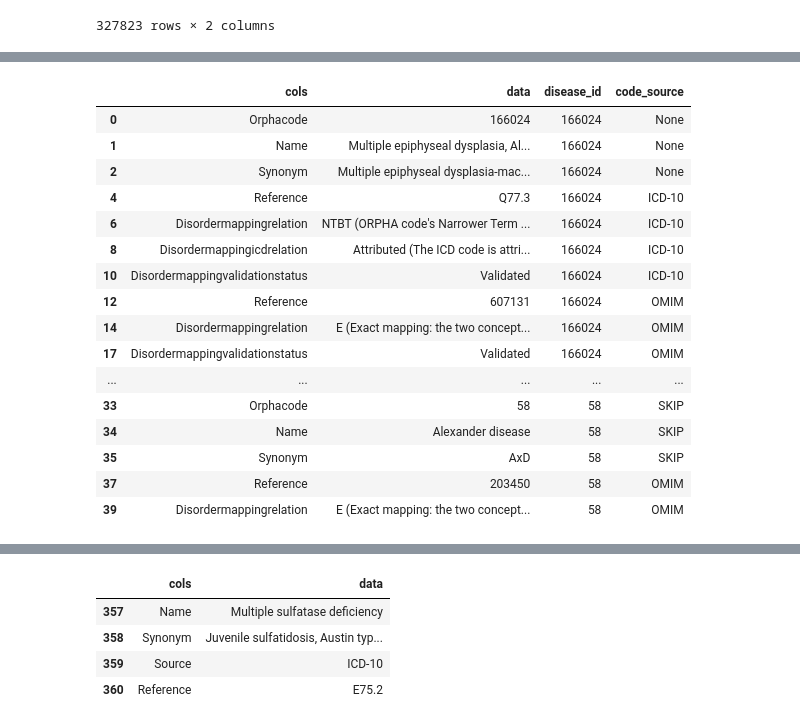
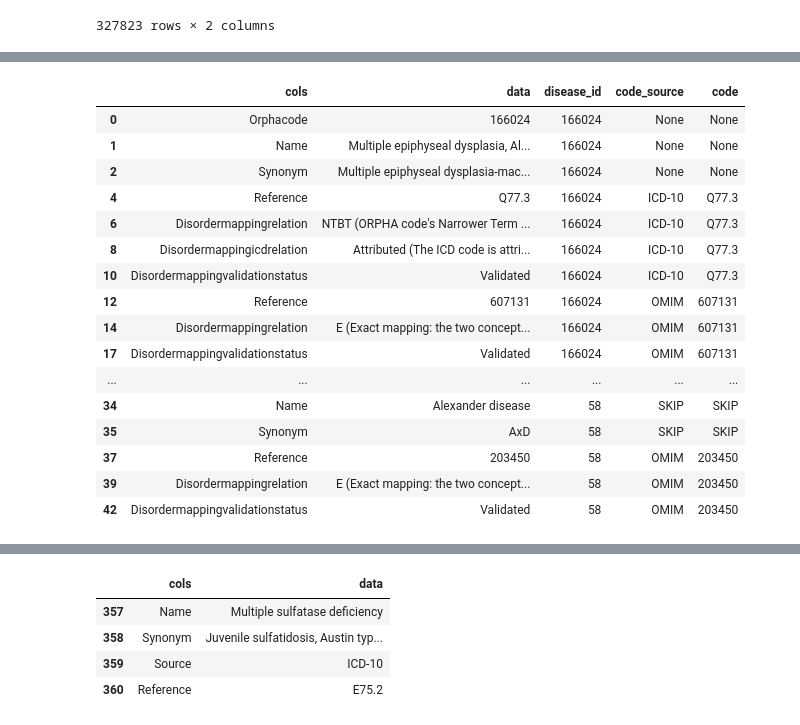
Before and after one commit to Ale9806/SIMPLLM, a Jupyter notebook: Debug/Developer - Rare disease analysis.ipynb, the cells around one changed output, grey strips where cells are left out. Saved outputs shown, nothing was run; the diff lists cells and outputs as text; code cells hidden in the pictures.

Commit message:
Completed code to process rare disease codes

```diff
--- a/Debug/Developer - Rare disease analysis.ipynb
+++ b/Debug/Developer - Rare disease analysis.ipynb
@@ -104,37 +148,43 @@ long_df
 327823 rows × 2 columns
 # %%
 # Clean long form orphan disease data
-test = long_df.copy()
-test = test.dropna()
+long_df_processed = long_df.copy()
+long_df_processed = long_df_processed.dropna()
 disease_id = 'Orphacode'
 
 # Flag disease ID
-test['disease_id'] = np.where(test['cols'] == disease_id, test['data'], None)
-test['disease_id'] = test['disease_id'].ffill()
+long_df_processed['disease_id'] = np.where(long_df_processed['cols'] == disease_id, long_df_processed['data'], None)
+long_df_processed['disease_id'] = long_df_processed['disease_id'].ffill()
 
-# Flag code source
-test['code_source'] = np.where(test['cols'] == 'Source', test['data'], None)
-test['code_source'] = np.where(test['cols'] == 'END_Externalreferencelist', 'SKIP', test['code_source'])
-test['code_source'] = test['code_source'].ffill()
+# Add code source
+long_df_processed['code_source'] = np.where(long_df_processed['cols'] == 'Source', long_df_processed['data'], None)
+long_df_processed['code_source'] = np.where(long_df_processed['cols'] == 'END_Externalreferencelist', 'SKIP', long_df_processed['code_source'])
+long_df_processed['code_source'] = long_df_processed['code_source'].ffill()
+
+# Add code
+long_df_processed['code'] = np.where(long_df_processed['cols'] == 'Reference', long_df_processed['data'], None)
+long_df_processed['code'] = np.where(long_df_processed['cols'] == 'END_Externalreferencelist', 'SKIP', long_df_processed['code'])
+long_df_processed['code'] = long_df_processed['code'].ffill()
 
 # Rename 'Name' rows with true name 1 row up
-test['cols'] = np.where((test['cols'] == 'Name') & (test['data'].shift(1).str.startswith('\n')), test['cols'].shift(1), test['cols'])
+long_df_processed['cols'] = np.where((long_df_processed['cols'] == 'Name') & (long_df_processed['data'].shift(1).str.startswith('\n')), long_df_processed['cols'].shift(1), long_df_processed['cols'])
 
 # Remove \n rows
-test = test[~test['data'].str.startswith('\n')]
+long_df_processed = long_df_processed[~long_df_processed['data'].str.startswith('\n')]
 
 # Rename cols associated with specific source and remove source columns
-# test['cols'] = np.where(test['code_source'].isin([None, 'SKIP']), test['cols'], test['code_source'] + '_' + test['cols'])
-test = test[~test['cols'].str.contains('Source')]
+# long_df_processed['cols'] = np.where(long_df_processed['code_source'].isin([None, 'SKIP']), long_df_processed['cols'], long_df_processed['code_source'] + '_' + long_df_processed['cols'])
+long_df_processed = long_df_processed[~long_df_processed['cols'].str.contains('Source')]
 
 # Manually consolidate 'definition' entries
-if test[test['cols']=='Textsectiontype'].drop_duplicates().shape[0] == 1:
-    test['cols'] = np.where(test['cols'] == 'Contents', 'Definition', test['cols'])
-    test = test[test['cols'] != 'Textsectiontype']
+if long_df_processed[long_df_processed['cols']=='Textsectiontype'].drop_duplicates(subset='data').shape[0] == 1:
+    print('long_df_processed')
+    long_df_processed['cols'] = np.where(long_df_processed['cols'] == 'Contents', 'Definition', long_df_processed['cols'])
+    long_df_processed = long_df_processed[long_df_processed['cols'] != 'Textsectiontype']
 
-test[:20]
-# # test[test.isnull().any(axis=1)].drop_duplicates()
-# # test[480:500]
-# test[test['cols']=='Externalreferencelist']
-# test[20:50]
+long_df_processed[:20]
+# # long_df_processed[long_df_processed.isnull().any(axis=1)].drop_duplicates()
+# # long_df_processed[480:500]
+# long_df_processed[long_df_processed['cols']=='Externalreferencelist']
+# long_df_processed[20:50]
 # %% [output]
@@ -141,19 +192,19 @@ test[:20]
-|  | cols | data | disease_id | code_source |
-| 0 | Orphacode | 166024 | 166024 | None |
-| 1 | Name | Multiple epiphyseal dysplasia, Al... | 166024 | None |
-| 2 | Synonym | Multiple epiphyseal dysplasia-mac... | 166024 | None |
-| 4 | Reference | Q77.3 | 166024 | ICD-10 |
-| 6 | Disordermappingrelation | NTBT (ORPHA code's Narrower Term ... | 166024 | ICD-10 |
-| 8 | Disordermappingicdrelation | Attributed (The ICD code is attri... | 166024 | ICD-10 |
-| 10 | Disordermappingvalidationstatus | Validated | 166024 | ICD-10 |
-| 12 | Reference | 607131 | 166024 | OMIM |
-| 14 | Disordermappingrelation | E (Exact mapping: the two concept... | 166024 | OMIM |
-| 17 | Disordermappingvalidationstatus | Validated | 166024 | OMIM |
-| ... | ... | ... | ... | ... |
-| 33 | Orphacode | 58 | 58 | SKIP |
-| 34 | Name | Alexander disease | 58 | SKIP |
-| 35 | Synonym | AxD | 58 | SKIP |
-| 37 | Reference | 203450 | 58 | OMIM |
-| 39 | Disordermappingrelation | E (Exact mapping: the two concept... | 58 | OMIM |
+|  | cols | data | disease_id | code_source | code |
+| 0 | Orphacode | 166024 | 166024 | None | None |
+| 1 | Name | Multiple epiphyseal dysplasia, Al... | 166024 | None | None |
+| 2 | Synonym | Multiple epiphyseal dysplasia-mac... | 166024 | None | None |
+| 4 | Reference | Q77.3 | 166024 | ICD-10 | Q77.3 |
+| 6 | Disordermappingrelation | NTBT (ORPHA code's Narrower Term ... | 166024 | ICD-10 | Q77.3 |
+| 8 | Disordermappingicdrelation | Attributed (The ICD code is attri... | 166024 | ICD-10 | Q77.3 |
+| 10 | Disordermappingvalidationstatus | Validated | 166024 | ICD-10 | Q77.3 |
+| 12 | Reference | 607131 | 166024 | OMIM | 607131 |
+| 14 | Disordermappingrelation | E (Exact mapping: the two concept... | 166024 | OMIM | 607131 |
+| 17 | Disordermappingvalidationstatus | Validated | 166024 | OMIM | 607131 |
+| ... | ... | ... | ... | ... | ... |
+| 34 | Name | Alexander disease | 58 | SKIP | SKIP |
+| 35 | Synonym | AxD | 58 | SKIP | SKIP |
+| 37 | Reference | 203450 | 58 | OMIM | 203450 |
+| 39 | Disordermappingrelation | E (Exact mapping: the two concept... | 58 | OMIM | 203450 |
+| 42 | Disordermappingvalidationstatus | Validated | 58 | OMIM | 203450 |
 # %%
 # Check for duplicates
```
Also changed, not shown: parts of 17 cells of this notebook, 1 other file.
